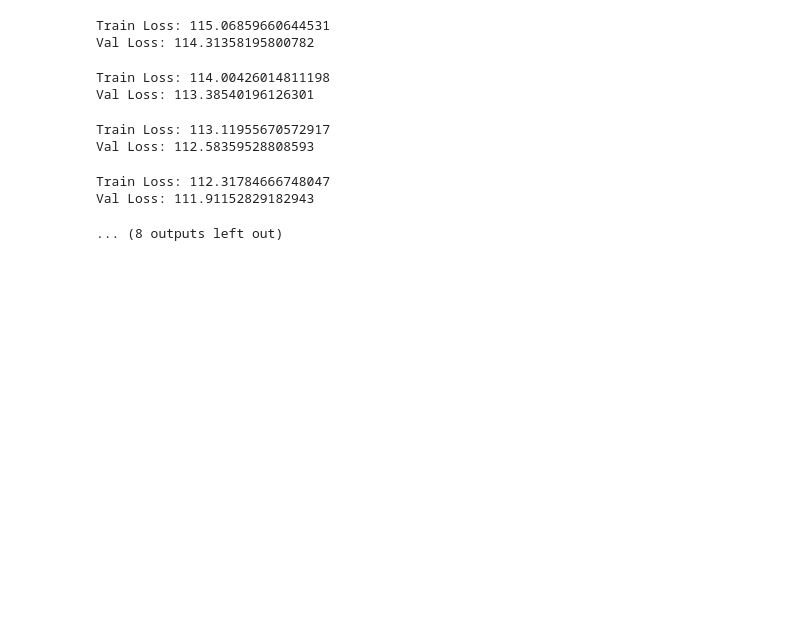
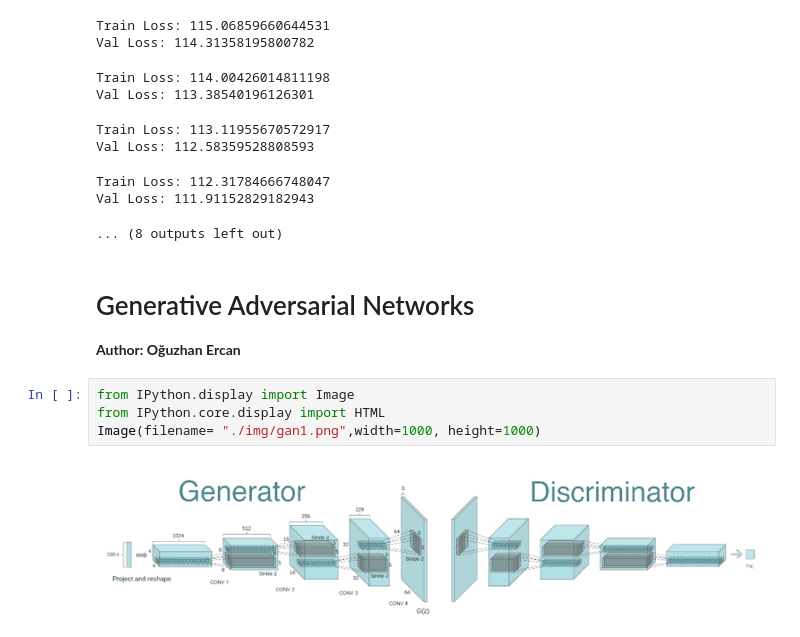
Before and after one commit to safakkbilici/Deep-Learning-Lecture-2020-2021-First-Term, a Jupyter notebook: lecture notes/06-Generative-Models-And-Other-Topics.ipynb, the cells around one changed output. Saved outputs shown, nothing was run; the diff lists cells and outputs as text; blank space fills up the shorter version.

Commit message:
gan by oguzhan ercan

```diff
--- a/lecture notes/06-Generative-Models-And-Other-Topics.ipynb
+++ b/lecture notes/06-Generative-Models-And-Other-Topics.ipynb
@@ -515,3 +515,12 @@ Val Loss: 112.58359528808593
 Train Loss: 112.31784666748047
 Val Loss: 111.91152829182943
 ... (8 outputs left out)
+# %% [markdown]
+# Generative Adversarial Networks
+**Author: Oğuzhan Ercan**
+# %%
+from IPython.display import Image
+from IPython.core.display import HTML
+Image(filename= "./img/gan1.png",width=1000, height=1000)
+# %% [output]
+[figure, added]
```
Also changed, not shown: parts of 22 cells of this notebook.
